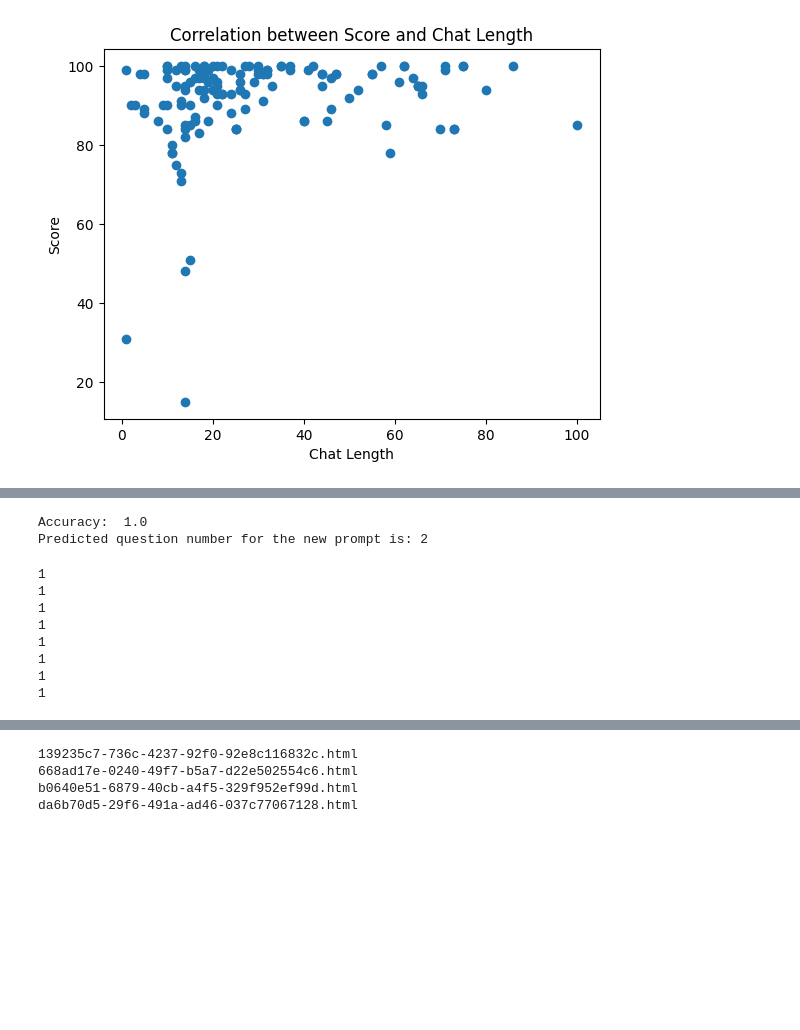
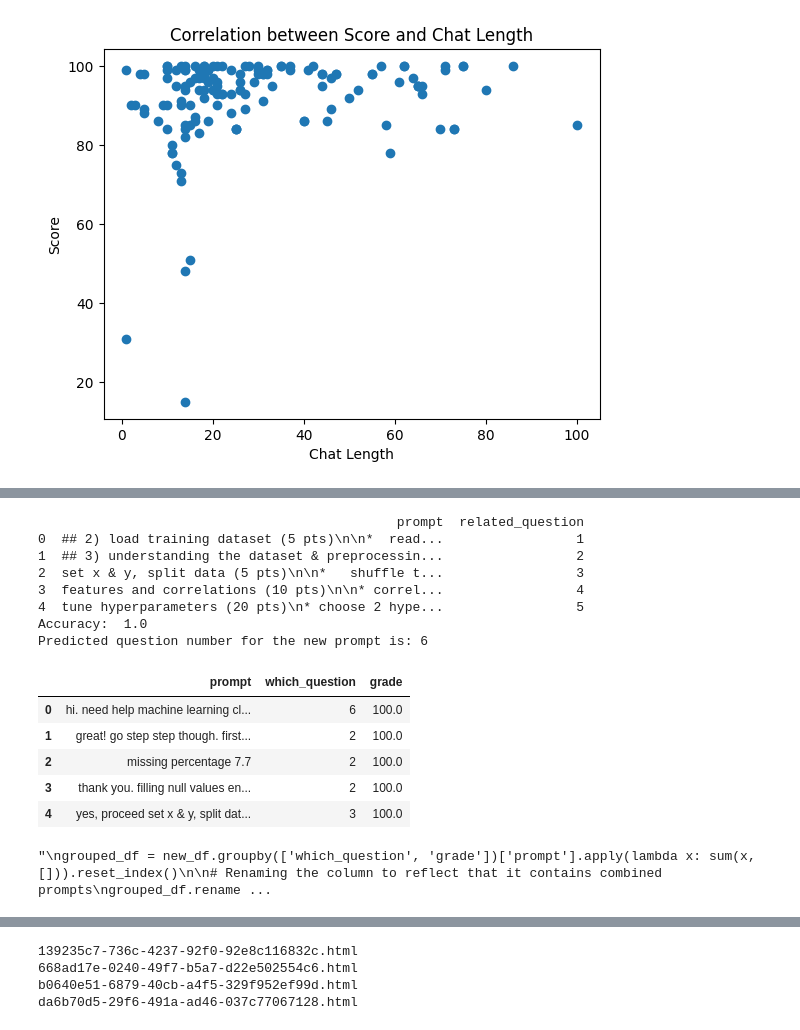
Before and after one commit to aydinaydemir/sabanciUniv-cs412-hw-score-prediction-term-project, a Jupyter notebook: hw_score_predict.ipynb, the cells around one changed output, grey strips where cells are left out. Saved outputs shown, nothing was run; the diff lists cells and outputs as text; code cells hidden in the pictures; blank space fills up the shorter version.

```diff
--- a/hw_score_predict.ipynb
+++ b/hw_score_predict.ipynb
@@ -381,6 +542,8 @@ from sklearn.metrics import accuracy_score
 labeled_data_df = pd.read_csv("data/labeled_data/train_dataset.csv", sep="\t")
 
 labeled_data_df['prompt'] = labeled_data_df['prompt'].str.lower()
+
+print(labeled_data_df.head())
 
 # Split the data into train and test sets
 X_train, X_test, y_train, y_test = train_test_split(
@@ -409,27 +572,15 @@ def predict_question_number(prompt, clf, vectorizer):
     prompt_vect = vectorizer.transform([prompt.lower()])
     return clf.predict(prompt_vect)[0]
 
-new_prompt = "shape function"
+new_prompt = "hi. need help machine learning class hw using palmer penguins dataset extended dataset kaggle. task build decision tree classifier."
 predicted_question_number = predict_question_number(new_prompt, clf, vectorizer)
 print("Predicted question number for the new prompt is:", predicted_question_number)
 # %% [output]
+                                              prompt  related_question
+0  ## 2) load training dataset (5 pts)\n\n*  read...                 1
+1  ## 3) understanding the dataset & preprocessin...                 2
+2  set x & y, split data (5 pts)\n\n*   shuffle t...                 3
+3  features and correlations (10 pts)\n\n* correl...                 4
+4  tune hyperparameters (20 pts)\n* choose 2 hype...                 5
 Accuracy:  1.0
-Predicted question number for the new prompt is: 2
+Predicted question number for the new prompt is: 6
-# %%
-predict_question_number("Understanding")
-predict_question_number("sdofıjaodsıfjwoeıjfoeıqwjfoıjerf")
-predict_question_number("Understanding")
-predict_question_number("Understanding")
-predict_question_number("Understanding")
-predict_question_number("Understanding")
-predict_question_number("Understanding")
-predict_question_number("Understanding")
-# %% [output]
-1
-1
-1
-1
-1
-1
-1
-1
@@ -435,0 +664,21 @@ predict_question_number("Understanding")
+# %%
+new_df.head()
+# %% [output]
+|  | prompt | which_question | grade |
+| 0 | hi. need help machine learning cl... | 6 | 100.0 |
+| 1 | great! go step step though. first... | 2 | 100.0 |
+| 2 | missing percentage 7.7 | 2 | 100.0 |
+| 3 | thank you. filling null values en... | 2 | 100.0 |
+| 4 | yes, proceed set x & y, split dat... | 3 | 100.0 |
+# %%
+'''
+grouped_df = new_df.groupby(['which_question', 'grade'])['prompt'].apply(lambda x: sum(x, [])).reset_index()
+
+# Renaming the column to reflect that it contains combined prompts
+grouped_df.rename(columns={'prompt': 'combined_prompts'}, inplace=True)
+
+#size of the grouped df
+grouped_df.head
+'''
+# %% [output]
+"\ngrouped_df = new_df.groupby(['which_question', 'grade'])['prompt'].apply(lambda x: sum(x, [])).reset_index()\n\n# Renaming the column to reflect that it contains combined prompts\ngrouped_df.rename ...
```
Also changed, not shown: parts of 17 cells of this notebook, 6 other files.
